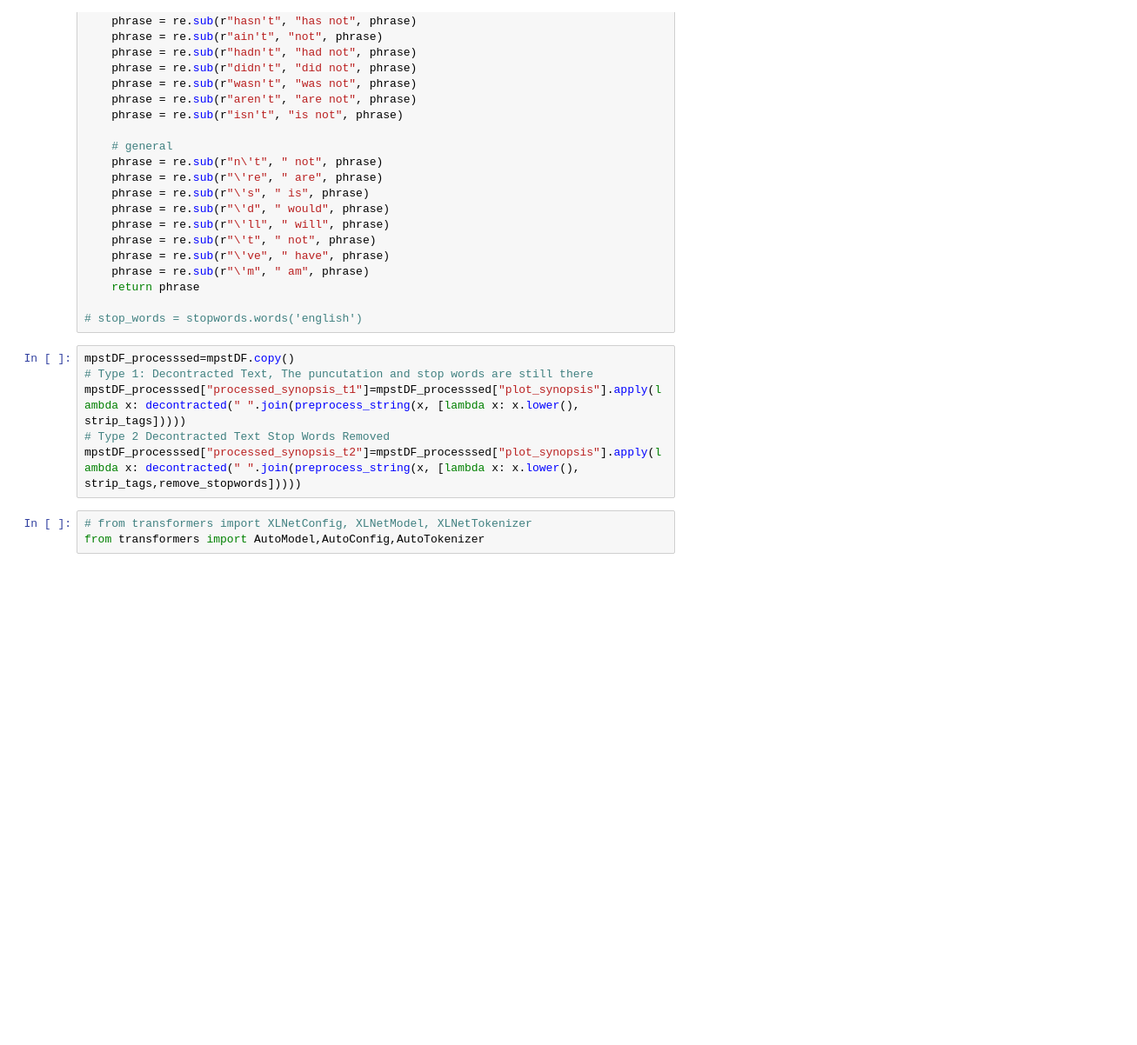
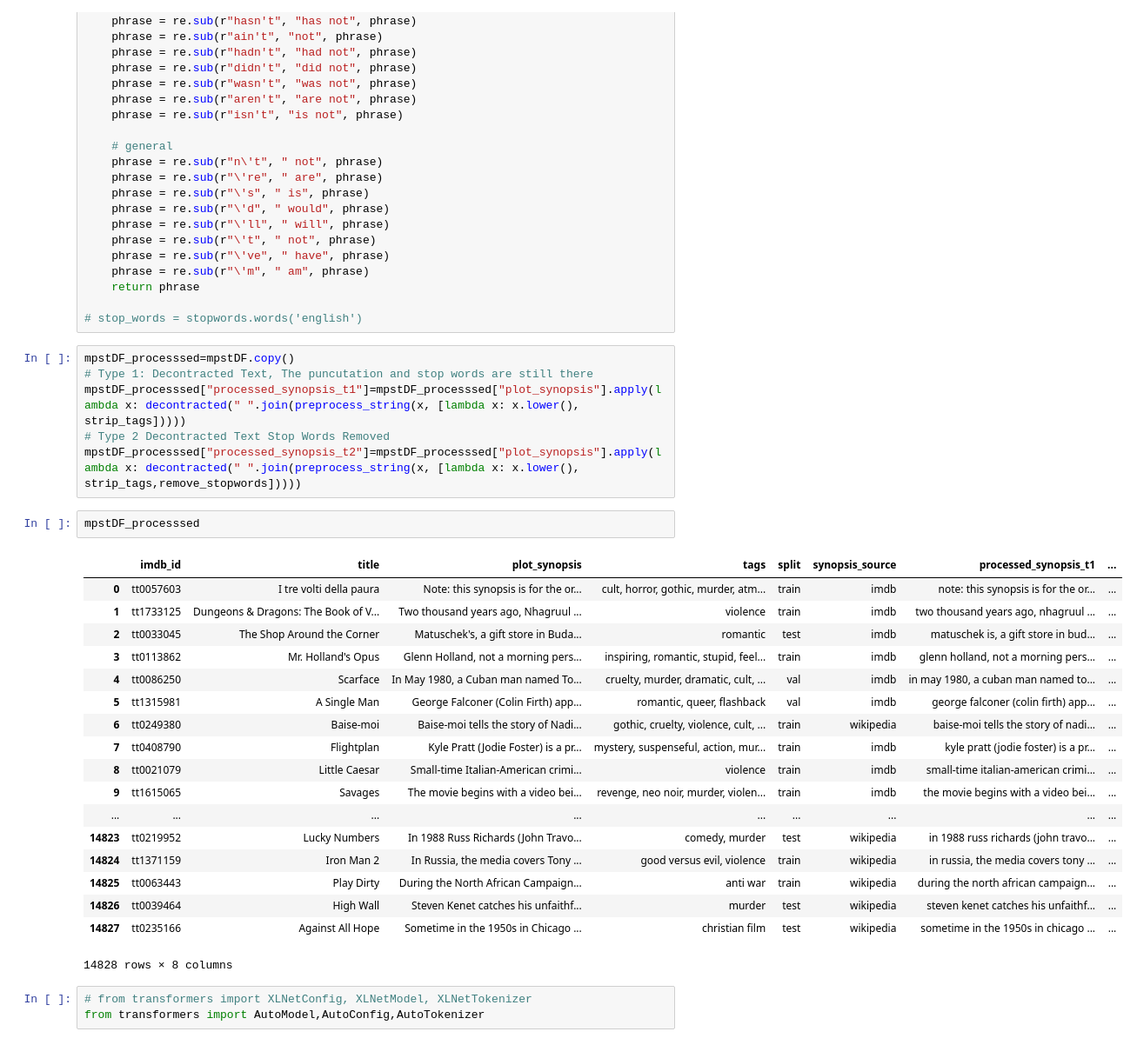
Before and after one commit to BiswajeetAtul/Thesis, a Jupyter notebook: XLNet/XLNET.ipynb, the cells around one changed output. Shown at 87% size. Cells and saved outputs as stored; diff of their text form; blank space fills up the shorter version.

```diff
--- a/XLNet/XLNET.ipynb
+++ b/XLNet/XLNET.ipynb
@@ -70,6 +75,27 @@ mpstDF_processsed=mpstDF.copy()
 mpstDF_processsed["processed_synopsis_t1"]=mpstDF_processsed["plot_synopsis"].apply(lambda x: decontracted(" ".join(preprocess_string(x, [lambda x: x.lower(), strip_tags]))))
 # Type 2 Decontracted Text Stop Words Removed
 mpstDF_processsed["processed_synopsis_t2"]=mpstDF_processsed["plot_synopsis"].apply(lambda x: decontracted(" ".join(preprocess_string(x, [lambda x: x.lower(), strip_tags,remove_stopwords]))))
+# %%
+mpstDF_processsed
+# %% [output]
+|  | imdb_id | title | plot_synopsis | tags | split | synopsis_source | processed_synopsis_t1 | ... |
+| 0 | tt0057603 | I tre volti della paura | Note: this synopsis is for the or... | cult, horror, gothic, murder, atm... | train | imdb | note: this synopsis is for the or... | ... |
+| 1 | tt1733125 | Dungeons & Dragons: The Book of V... | Two thousand years ago, Nhagruul ... | violence | train | imdb | two thousand years ago, nhagruul ... | ... |
+| 2 | tt0033045 | The Shop Around the Corner | Matuschek's, a gift store in Buda... | romantic | test | imdb | matuschek is, a gift store in bud... | ... |
+| 3 | tt0113862 | Mr. Holland's Opus | Glenn Holland, not a morning pers... | inspiring, romantic, stupid, feel... | train | imdb | glenn holland, not a morning pers... | ... |
+| 4 | tt0086250 | Scarface | In May 1980, a Cuban man named To... | cruelty, murder, dramatic, cult, ... | val | imdb | in may 1980, a cuban man named to... | ... |
+| 5 | tt1315981 | A Single Man | George Falconer (Colin Firth) app... | romantic, queer, flashback | val | imdb | george falconer (colin firth) app... | ... |
+| 6 | tt0249380 | Baise-moi | Baise-moi tells the story of Nadi... | gothic, cruelty, violence, cult, ... | train | wikipedia | baise-moi tells the story of nadi... | ... |
+| 7 | tt0408790 | Flightplan | Kyle Pratt (Jodie Foster) is a pr... | mystery, suspenseful, action, mur... | train | imdb | kyle pratt (jodie foster) is a pr... | ... |
+| 8 | tt0021079 | Little Caesar | Small-time Italian-American crimi... | violence | train | imdb | small-time italian-american crimi... | ... |
+| 9 | tt1615065 | Savages | The movie begins with a video bei... | revenge, neo noir, murder, violen... | train | imdb | the movie begins with a video bei... | ... |
+| ... | ... | ... | ... | ... | ... | ... | ... | ... |
+| 14823 | tt0219952 | Lucky Numbers | In 1988 Russ Richards (John Travo... | comedy, murder | test | wikipedia | in 1988 russ richards (john travo... | ... |
+| 14824 | tt1371159 | Iron Man 2 | In Russia, the media covers Tony ... | good versus evil, violence | train | wikipedia | in russia, the media covers tony ... | ... |
+| 14825 | tt0063443 | Play Dirty | During the North African Campaign... | anti war | train | wikipedia | during the north african campaign... | ... |
+| 14826 | tt0039464 | High Wall | Steven Kenet catches his unfaithf... | murder | test | wikipedia | steven kenet catches his unfaithf... | ... |
+| 14827 | tt0235166 | Against All Hope | Sometime in the 1950s in Chicago ... | christian film | test | wikipedia | sometime in the 1950s in chicago ... | ... |
+14828 rows × 8 columns
 # %%
 # from transformers import XLNetConfig, XLNetModel, XLNetTokenizer
 from transformers import AutoModel,AutoConfig,AutoTokenizer
```
Also changed, not shown: parts of 6 cells of this notebook, 1 other file.
